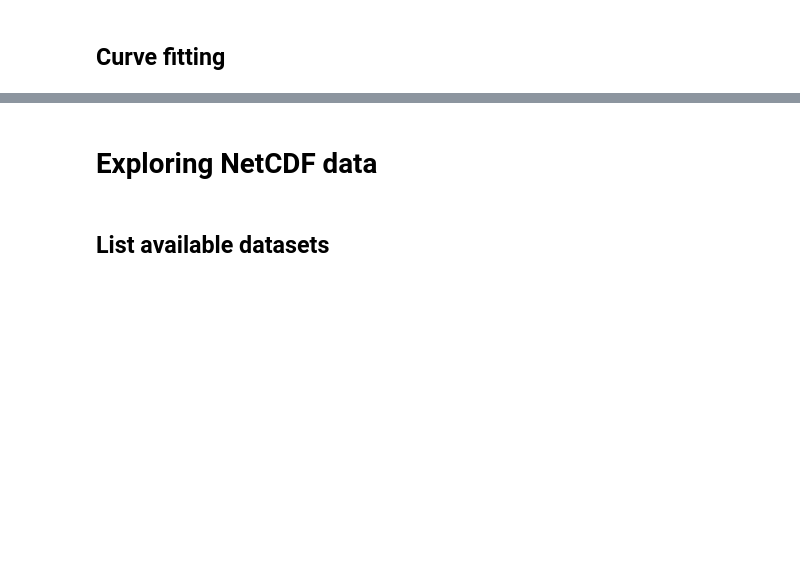
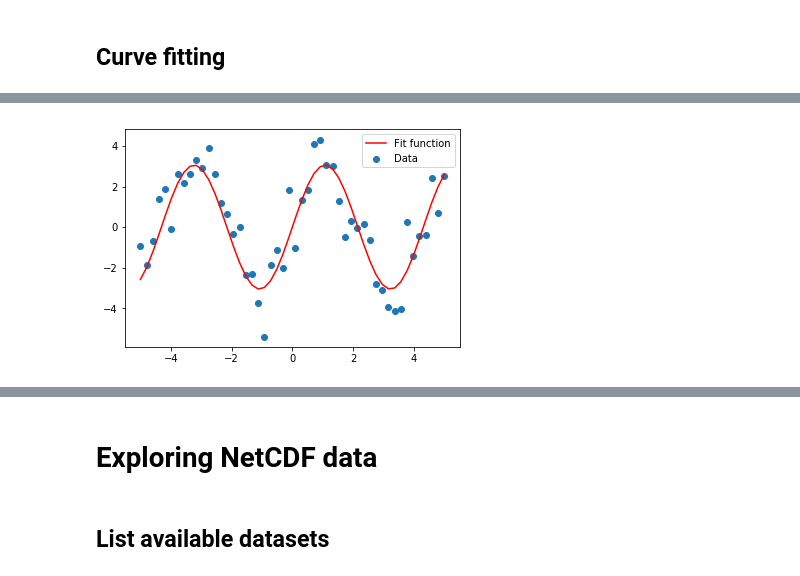
Before and after one commit to escience-academy/2018-06-25-UK-MetOffice-Summer-school, a Jupyter notebook: notebook/statistics.ipynb, the cells around one changed output, grey strips where cells are left out. Cells and saved outputs as stored; diff of their text form; code cells hidden in the pictures; blank space fills up the shorter version.

```diff
--- a/notebook/statistics.ipynb
+++ b/notebook/statistics.ipynb
@@ -100,12 +109,14 @@ print(params);
 # %%
 plt.figure(figsize=(6, 4))
 plt.scatter(x_data, y_data, label='Data')
 plt.plot(x_data, test_func(x_data, params[0], params[1]),
-         label='Fit function')
+         label='Fit function', color='r')
 
 plt.legend(loc='best')
 
 plt.show()
+# %% [output]
+[figure, added]
 # %%
 from scipy.stats import norm
 
```
Also changed, not shown: parts of 54 cells of this notebook, 15 other files.
